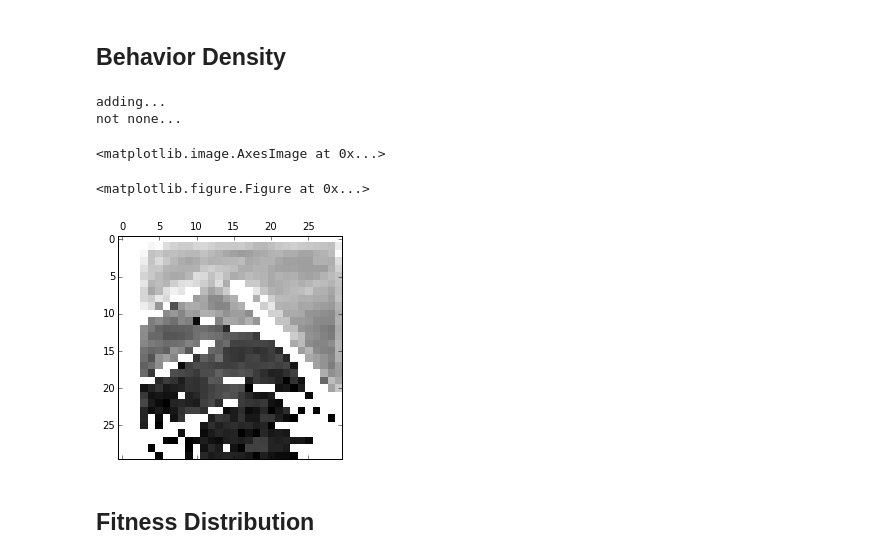
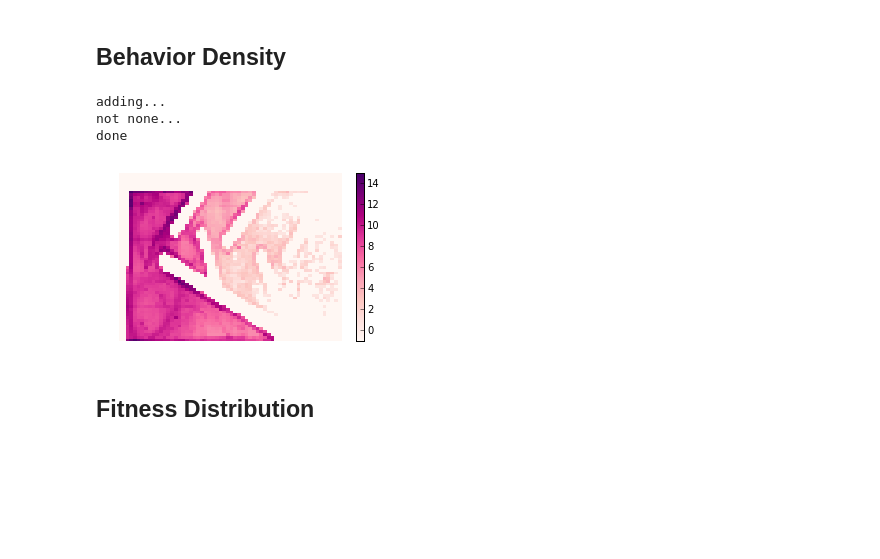
Before and after one commit to jal278/mazerobot-python, a Jupyter notebook: Maze calculations.ipynb, the cells around one changed output. Cells and saved outputs as stored; diff of their text form; code cells hidden in the pictures; blank space fills up the shorter version.

```diff
--- a/Maze calculations.ipynb
+++ b/Maze calculations.ipynb
@@ -271,6 +272,7 @@ def aggregate1d_prime(x,y,gridsize=50):
     return grid_x,grid_y
 
 def perc(data_array,rng=25):
+    resy=data_array
     median = [np.median(data) for data in resy]
     mean = [data.mean() for data in resy]
     upper = [np.percentile(data,100-rng) for data in resy]
@@ -616,15 +623,15 @@ def construct_behavior_grid(xdata,ydata,default_val=None,quantity=None,grid_sz=3
     xmax = xdata.max()+0.00001
     ymax = ydata.max()+0.00001
 
-    xcoord = (beh[0]/xmax)*(grid_sz)
-    ycoord = (beh[1]/ymax)*(grid_sz)
+    xcoord = (xdata/xmax)*(grid_sz)
+    ycoord = (ydata/ymax)*(grid_sz)
 
     xcoord = xcoord.astype(int)
     ycoord = ycoord.astype(int)
 
     print "adding..."
     np.add.at(cnt,(xcoord,ycoord),1)
-    cnt/=xcoord.shape[0]
+    #cnt/=xcoord.shape[0]
 
     if quantity!=None:
      total = np.zeros((grid_sz,grid_sz))
@@ -634,21 +641,55 @@ def construct_behavior_grid(xdata,ydata,default_val=None,quantity=None,grid_sz=3
 
     if default_val != None:
         print "not none..."
+        cnt[cnt!=0] = np.log(cnt[cnt!=0])
         cnt[cnt==0] = default_val
-        cnt[cnt!=0] = np.log(cnt[cnt!=0])
+
 
     return cnt
 # %% [markdown]
 ## Behavior Density
-# %%
-gray()
-matshow( construct_behavior_grid(domain.data["x"],domain.data["y"],default_val=-0.05))
-# %% [output]
-adding...
-not none...
-<matplotlib.image.AxesImage at 0x...>
-<matplotlib.figure.Figure at 0x...>
-[figure, removed]
+# %%
+params = {
+   'axes.labelsize': 14,
+   'text.fontsize': 12,
+   'legend.fontsize': 10,
+   'xtick.labelsize': 14,
+   'ytick.labelsize': 10,
+   'text.usetex': False,
+   'figure.figsize': [5.0, 3.0]
+   }
+rcParams.update(params)
+
+import prettyplotlib as ppl
+fig, ax = plt.subplots(1)
+ax.tick_params(
+    axis='x',          # changes apply to the x-axis
+    which='both',      # both major and minor ticks are affected
+    bottom='off',      # ticks along the bottom edge are off
+    top='off',         # ticks along the top edge are off
+    labelbottom='off') # labels along the bottom edge are off
+ax.tick_params(
+    axis='y',          # changes apply to the x-axis
+    which='both',      # both major and minor ticks are affected
+    left='off',      # ticks along the bottom edge are off
+    right='off',         # ticks along the top edge are off
+    labelbottom='off') # labels along the bottom edge are off
+plt.axis('off')
+
+gray()
+plot=construct_behavior_grid(domain.data["x"],domain.data["y"],default_val=-1,grid_sz=60)
+plot=plot.transpose()
+plot=np.flipud(plot)
+red_purple = brewer2mpl.get_map('RdPu', 'Sequential', 9).mpl_colormap
+ppl.pcolormesh(fig, ax, plot,cmap=red_purple)
+#matshow(plot,figure=0)
+print "done"
+fig.savefig('density_%s.pdf'%maze)
+# %% [output]
+adding...
+not none...
+done
+[figure, added]
 # %% [markdown]
 ## Fitness Distribution
 # %%
```
Also changed, not shown: parts of 15 cells of this notebook, 3 other files.
